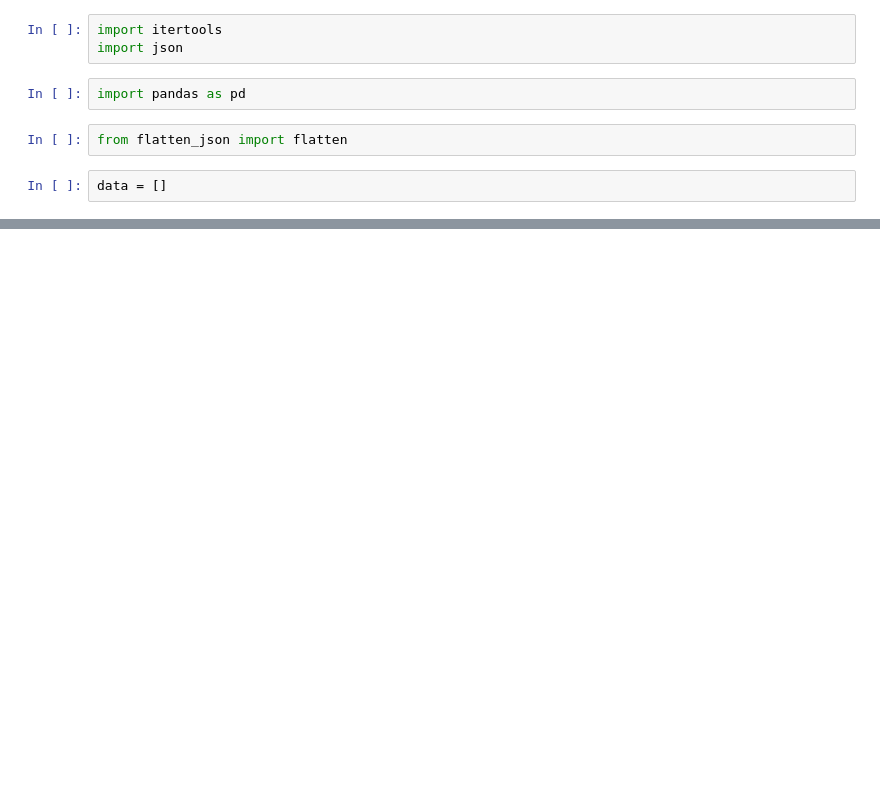
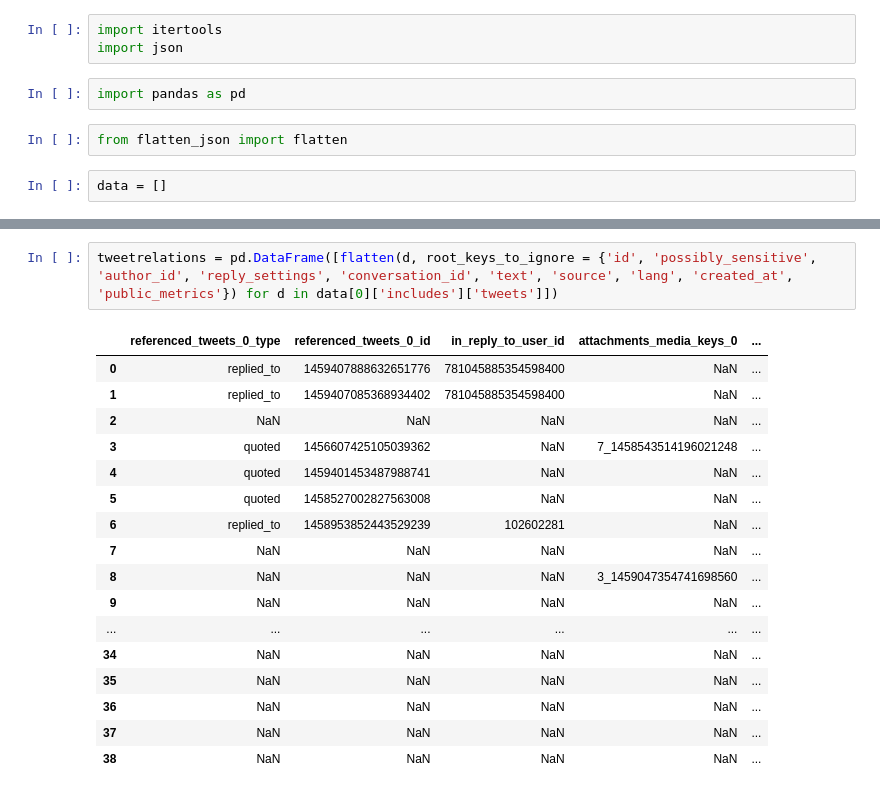
Before and after one commit to fromakim/2021Election_Analysis, a Jupyter notebook: data_prepreocess.ipynb, the cells around one changed output, grey strips where cells are left out. Cells and saved outputs as stored; diff of their text form; blank space fills up the shorter version.

```diff
--- a/data_prepreocess.ipynb
+++ b/data_prepreocess.ipynb
@@ -58,0 +65,20 @@ pd.DataFrame([flatten(d) for d in data[0]['includes']['tweets']])
+# %%
+tweetrelations = pd.DataFrame([flatten(d, root_keys_to_ignore = {'id', 'possibly_sensitive', 'author_id', 'reply_settings', 'conversation_id', 'text', 'source', 'lang', 'created_at', 'public_metrics'}) for d in data[0]['includes']['tweets']])
+# %% [output]
+|  | referenced_tweets_0_type | referenced_tweets_0_id | in_reply_to_user_id | attachments_media_keys_0 | ... |
+| 0 | replied_to | 1459407888632651776 | 781045885354598400 | NaN | ... |
+| 1 | replied_to | 1459407085368934402 | 781045885354598400 | NaN | ... |
+| 2 | NaN | NaN | NaN | NaN | ... |
+| 3 | quoted | 1456607425105039362 | NaN | 7_1458543514196021248 | ... |
+| 4 | quoted | 1459401453487988741 | NaN | NaN | ... |
+| 5 | quoted | 1458527002827563008 | NaN | NaN | ... |
+| 6 | replied_to | 1458953852443529239 | 102602281 | NaN | ... |
+| 7 | NaN | NaN | NaN | NaN | ... |
+| 8 | NaN | NaN | NaN | 3_1459047354741698560 | ... |
+| 9 | NaN | NaN | NaN | NaN | ... |
+| ... | ... | ... | ... | ... | ... |
+| 34 | NaN | NaN | NaN | NaN | ... |
+| 35 | NaN | NaN | NaN | NaN | ... |
+| 36 | NaN | NaN | NaN | NaN | ... |
+| 37 | NaN | NaN | NaN | NaN | ... |
+| 38 | NaN | NaN | NaN | NaN | ... |
```
Also changed, not shown: parts of 6 cells of this notebook.
